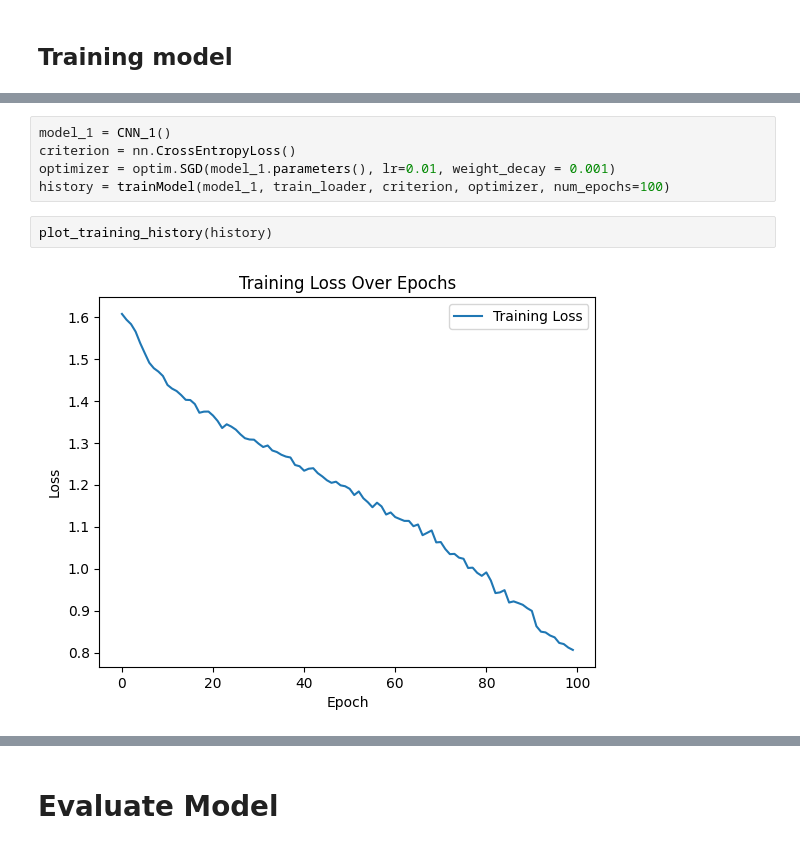
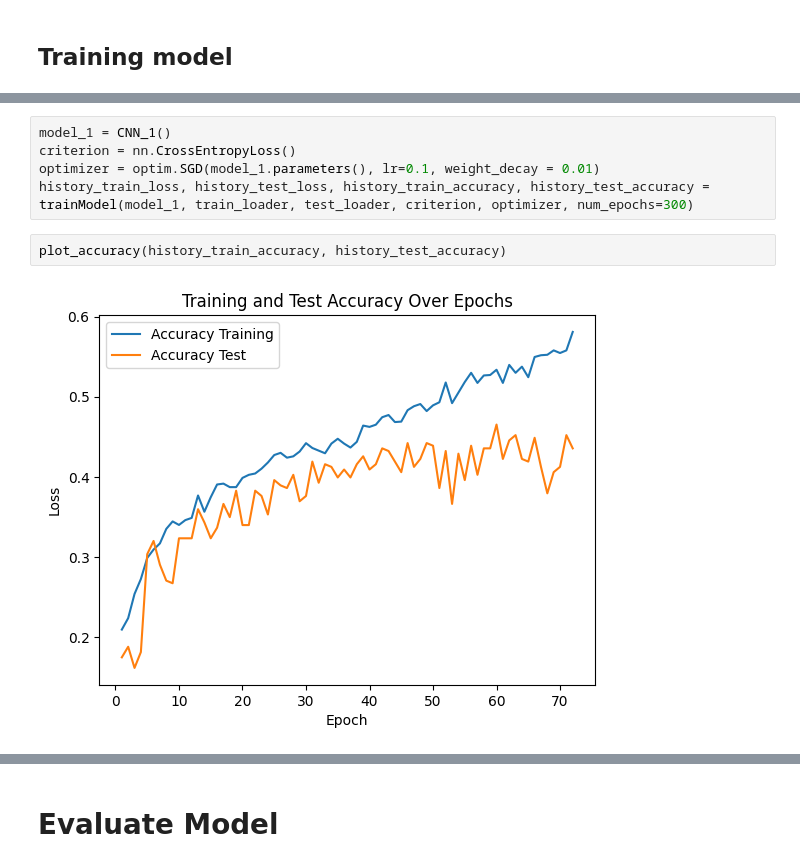
Before and after one commit to D0men1c0/Bald-Classification, a Jupyter notebook: notebook.ipynb, the cells around one changed output, grey strips where cells are left out. Drawn from its saved outputs; the diff is of its cells as text.

```diff
--- a/notebook.ipynb
+++ b/notebook.ipynb
@@ -415,9 +470,9 @@ def plot_training_history(history_loss):
 # %%
 model_1 = CNN_1()
 criterion = nn.CrossEntropyLoss()
-optimizer = optim.SGD(model_1.parameters(), lr=0.01, weight_decay = 0.001)
-history = trainModel(model_1, train_loader, criterion, optimizer, num_epochs=100)
+optimizer = optim.SGD(model_1.parameters(), lr=0.1, weight_decay = 0.01)
+history_train_loss, history_test_loss, history_train_accuracy, history_test_accuracy = trainModel(model_1, train_loader, test_loader, criterion, optimizer, num_epochs=300)
-# %%
-plot_training_history(history)
-# %% [output]
-[figure, removed]
+# %%
+plot_accuracy(history_train_accuracy, history_test_accuracy)
+# %% [output]
+[figure, added]
```
Also changed, not shown: parts of 9 cells of this notebook.
